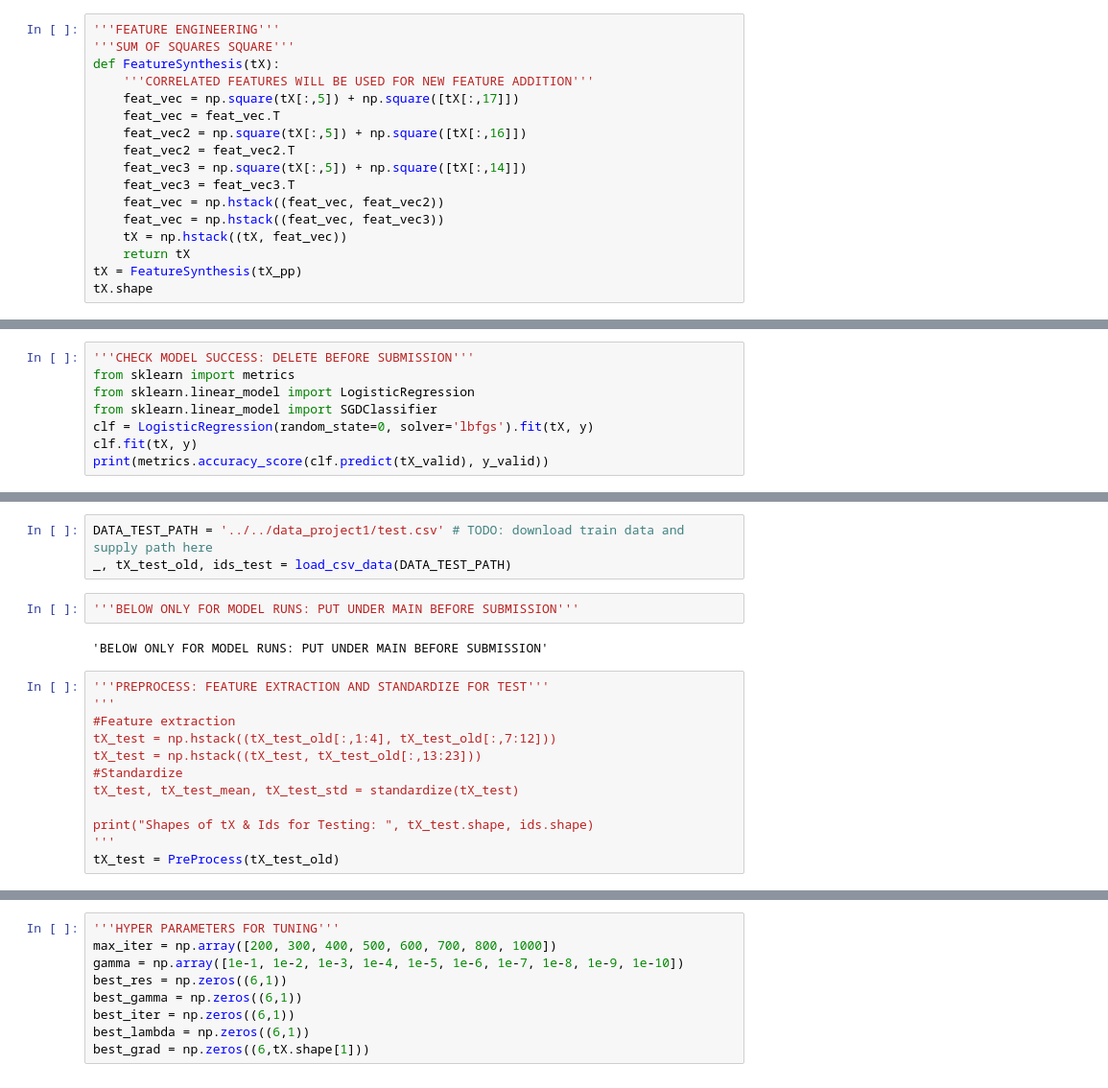
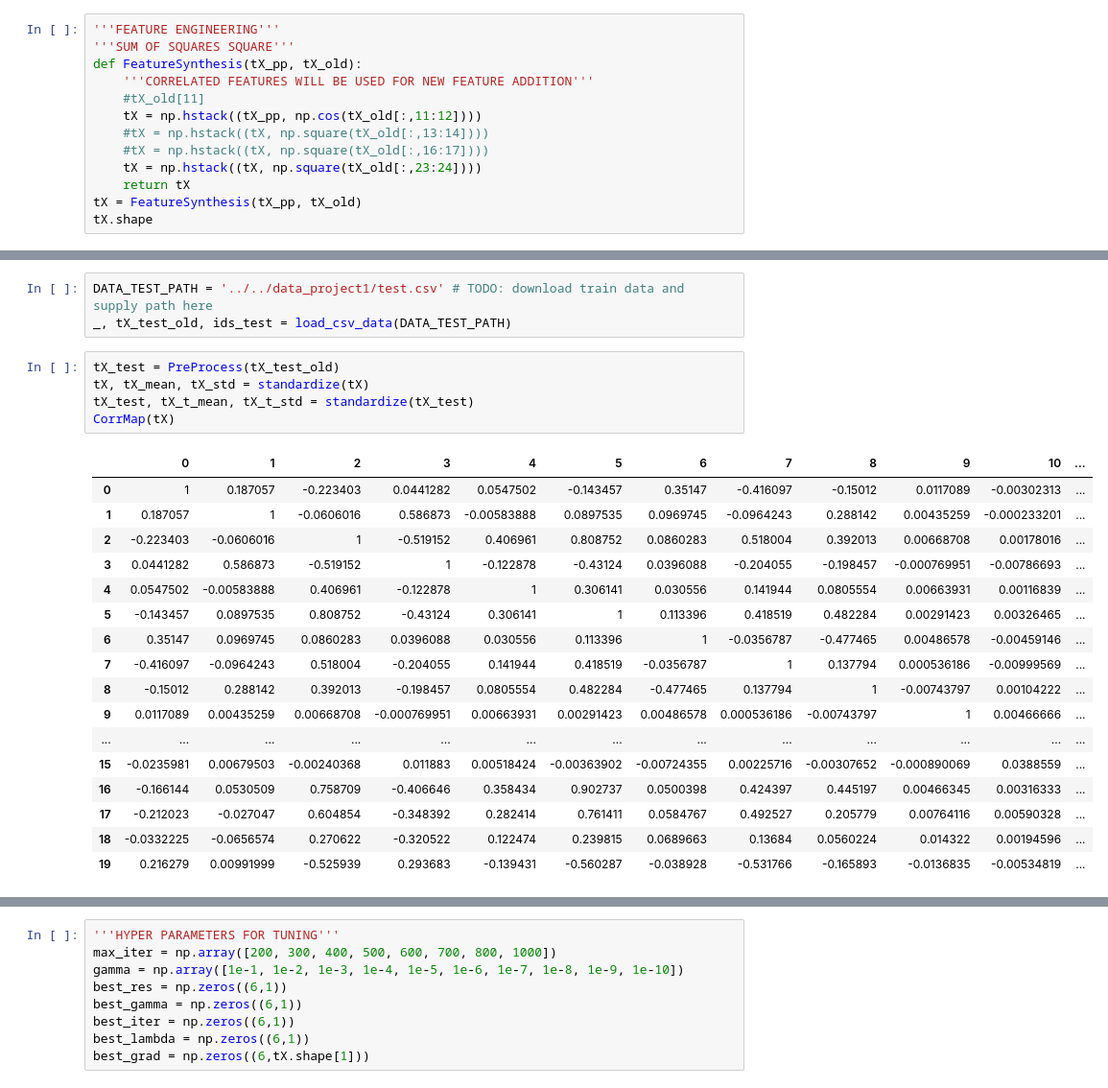
Before and after one commit to Barissevilmis/EPFL_Boson_Challenge-Memory-Leak, a Jupyter notebook: project1/project1.ipynb, the cells around one changed output, grey strips where cells are left out. Shown: that part at 96% size. Saved outputs shown, nothing was run; the diff lists cells and outputs as text.

```diff
--- a/project1/project1.ipynb
+++ b/project1/project1.ipynb
@@ -145,17 +158,13 @@ NameError: name 'tX_pp' is not defined
 # %%
 '''FEATURE ENGINEERING'''
 '''SUM OF SQUARES SQUARE'''
-def FeatureSynthesis(tX):
+def FeatureSynthesis(tX_pp, tX_old):
     '''CORRELATED FEATURES WILL BE USED FOR NEW FEATURE ADDITION'''
-    feat_vec = np.square(tX[:,5]) + np.square([tX[:,17]])
-    feat_vec = feat_vec.T
-    feat_vec2 = np.square(tX[:,5]) + np.square([tX[:,16]])
-    feat_vec2 = feat_vec2.T
-    feat_vec3 = np.square(tX[:,5]) + np.square([tX[:,14]])
-    feat_vec3 = feat_vec3.T
-    feat_vec = np.hstack((feat_vec, feat_vec2))
-    feat_vec = np.hstack((feat_vec, feat_vec3))
-    tX = np.hstack((tX, feat_vec))
+    #tX_old[11]
+    tX = np.hstack((tX_pp, np.cos(tX_old[:,11:12])))
+    #tX = np.hstack((tX, np.square(tX_old[:,13:14])))
+    #tX = np.hstack((tX, np.square(tX_old[:,16:17])))
+    tX = np.hstack((tX, np.square(tX_old[:,23:24])))
     return tX
-tX = FeatureSynthesis(tX_pp)
+tX = FeatureSynthesis(tX_pp, tX_old)
 tX.shape
@@ -194,8 +222,0 @@ Shapes of tX, y & Ids for Validation:  (225000, 18) (225000,) (225000,)
-# %%
-'''CHECK MODEL SUCCESS: DELETE BEFORE SUBMISSION'''
-from sklearn import metrics
-from sklearn.linear_model import LogisticRegression
-from sklearn.linear_model import SGDClassifier
-clf = LogisticRegression(random_state=0, solver='lbfgs').fit(tX, y)
-clf.fit(tX, y)
-print(metrics.accuracy_score(clf.predict(tX_valid), y_valid))
@@ -361,22 +380,29 @@ def reg_logistic_regression(y, tx, lambda_, initial_w, max_iters, gamma):
 # %%
 DATA_TEST_PATH = '../../data_project1/test.csv' # TODO: download train data and supply path here
 _, tX_test_old, ids_test = load_csv_data(DATA_TEST_PATH)
-# %%
-'''BELOW ONLY FOR MODEL RUNS: PUT UNDER MAIN BEFORE SUBMISSION'''
-# %% [output]
-'BELOW ONLY FOR MODEL RUNS: PUT UNDER MAIN BEFORE SUBMISSION'
-# %%
-'''PREPROCESS: FEATURE EXTRACTION AND STANDARDIZE FOR TEST'''
-'''
-#Feature extraction
-tX_test = np.hstack((tX_test_old[:,1:4], tX_test_old[:,7:12]))
-tX_test = np.hstack((tX_test, tX_test_old[:,13:23]))
-#Standardize
-tX_test, tX_test_mean, tX_test_std = standardize(tX_test)
-
-print("Shapes of tX & Ids for Testing: ", tX_test.shape, ids.shape)
-'''
-tX_test = PreProcess(tX_test_old)
+# %%
+tX_test = PreProcess(tX_test_old)
+tX, tX_mean, tX_std = standardize(tX)
+tX_test, tX_t_mean, tX_t_std = standardize(tX_test)
+CorrMap(tX)
+# %% [output]
+|  | 0 | 1 | 2 | 3 | 4 | 5 | 6 | 7 | 8 | 9 | 10 | ... |
+| 0 | 1 | 0.187057 | -0.223403 | 0.0441282 | 0.0547502 | -0.143457 | 0.35147 | -0.416097 | -0.15012 | 0.0117089 | -0.00302313 | ... |
+| 1 | 0.187057 | 1 | -0.0606016 | 0.586873 | -0.00583888 | 0.0897535 | 0.0969745 | -0.0964243 | 0.288142 | 0.00435259 | -0.000233201 | ... |
+| 2 | -0.223403 | -0.0606016 | 1 | -0.519152 | 0.406961 | 0.808752 | 0.0860283 | 0.518004 | 0.392013 | 0.00668708 | 0.00178016 | ... |
+| 3 | 0.0441282 | 0.586873 | -0.519152 | 1 | -0.122878 | -0.43124 | 0.0396088 | -0.204055 | -0.198457 | -0.000769951 | -0.00786693 | ... |
+| 4 | 0.0547502 | -0.00583888 | 0.406961 | -0.122878 | 1 | 0.306141 | 0.030556 | 0.141944 | 0.0805554 | 0.00663931 | 0.00116839 | ... |
+| 5 | -0.143457 | 0.0897535 | 0.808752 | -0.43124 | 0.306141 | 1 | 0.113396 | 0.418519 | 0.482284 | 0.00291423 | 0.00326465 | ... |
+| 6 | 0.35147 | 0.0969745 | 0.0860283 | 0.0396088 | 0.030556 | 0.113396 | 1 | -0.0356787 | -0.477465 | 0.00486578 | -0.00459146 | ... |
+| 7 | -0.416097 | -0.0964243 | 0.518004 | -0.204055 | 0.141944 | 0.418519 | -0.0356787 | 1 | 0.137794 | 0.000536186 | -0.00999569 | ... |
+| 8 | -0.15012 | 0.288142 | 0.392013 | -0.198457 | 0.0805554 | 0.482284 | -0.477465 | 0.137794 | 1 | -0.00743797 | 0.00104222 | ... |
+| 9 | 0.0117089 | 0.00435259 | 0.00668708 | -0.000769951 | 0.00663931 | 0.00291423 | 0.00486578 | 0.000536186 | -0.00743797 | 1 | 0.00466666 | ... |
+| ... | ... | ... | ... | ... | ... | ... | ... | ... | ... | ... | ... | ... |
+| 15 | -0.0235981 | 0.00679503 | -0.00240368 | 0.011883 | 0.00518424 | -0.00363902 | -0.00724355 | 0.00225716 | -0.00307652 | -0.000890069 | 0.0388559 | ... |
+| 16 | -0.166144 | 0.0530509 | 0.758709 | -0.406646 | 0.358434 | 0.902737 | 0.0500398 | 0.424397 | 0.445197 | 0.00466345 | 0.00316333 | ... |
+| 17 | -0.212023 | -0.027047 | 0.604854 | -0.348392 | 0.282414 | 0.761411 | 0.0584767 | 0.492527 | 0.205779 | 0.00764116 | 0.00590328 | ... |
+| 18 | -0.0332225 | -0.0656574 | 0.270622 | -0.320522 | 0.122474 | 0.239815 | 0.0689663 | 0.13684 | 0.0560224 | 0.014322 | 0.00194596 | ... |
+| 19 | 0.216279 | 0.00991999 | -0.525939 | 0.293683 | -0.139431 | -0.560287 | -0.038928 | -0.531766 | -0.165893 | -0.0136835 | -0.00534819 | ... |
 # %%
 init_w = InitWeights()
 print(init_w.shape)
```
Also changed, not shown: parts of 15 cells of this notebook, 1 other file.
